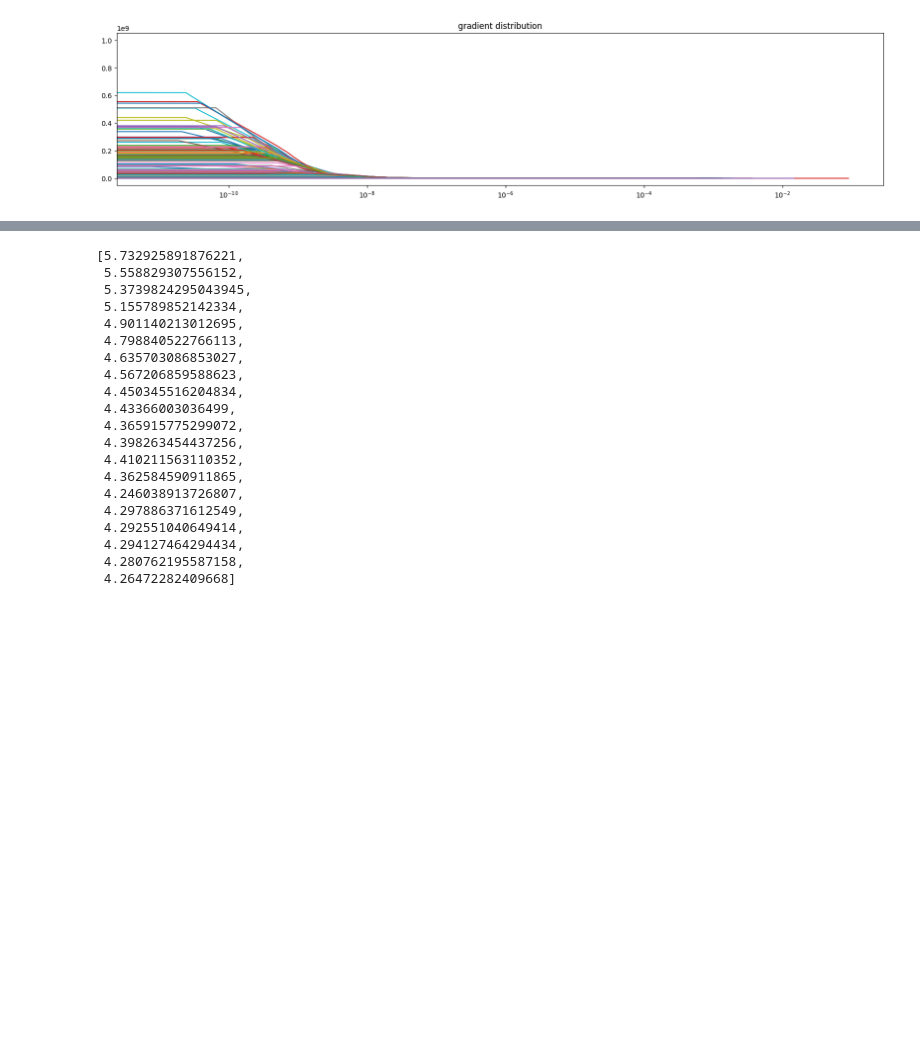
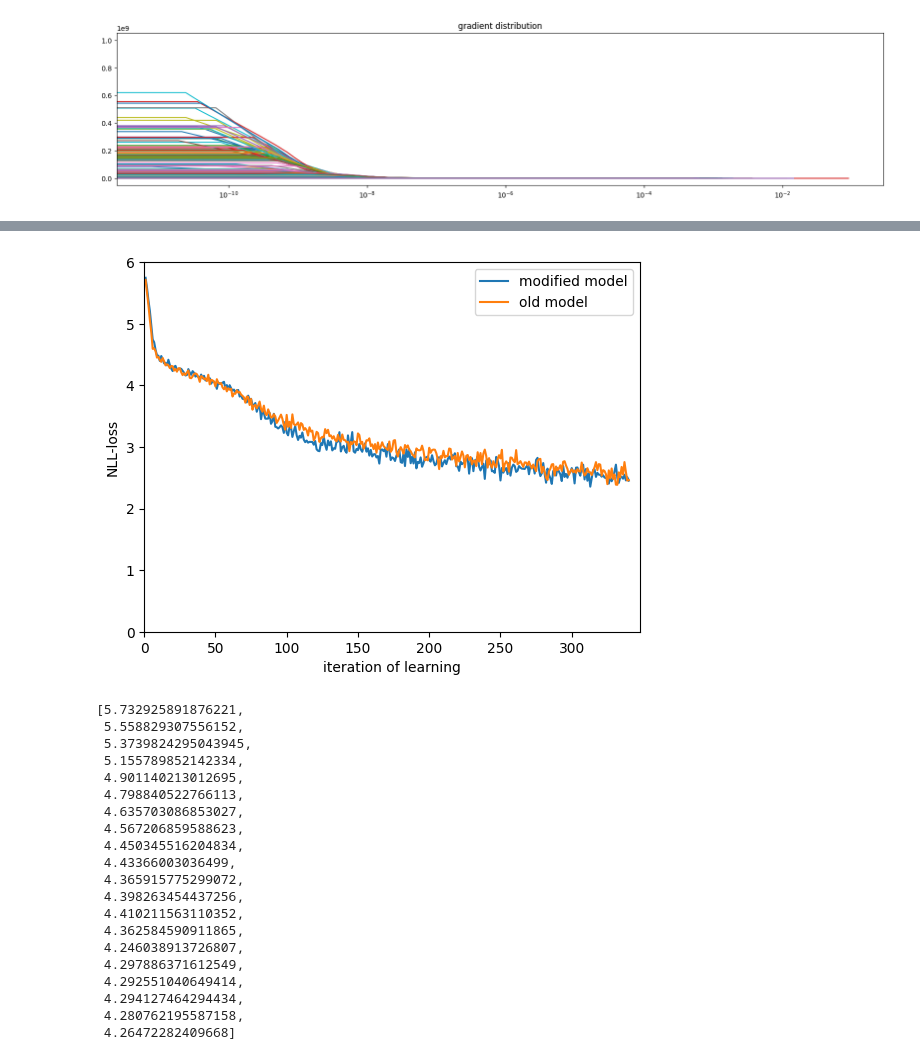
Before and after one commit to KKivik/AiBoardNotes, a Jupyter notebook: train.ipynb, the cells around one changed output, grey strips where cells are left out. Drawn from its saved outputs; the diff is of its cells as text; code cells hidden in the pictures; blank space fills up the shorter version.

```diff
--- a/train.ipynb
+++ b/train.ipynb
@@ -667,3 +816,7 @@ with open('checkpoints_first/loss_logs.pkl', 'rb') as file:
+# %%
+show_loss_compare(losses, old_losses)
+# %% [output]
+[figure, added]
 # %%
 losses
 # %% [output]
```
Also changed, not shown: parts of 55 cells of this notebook.
